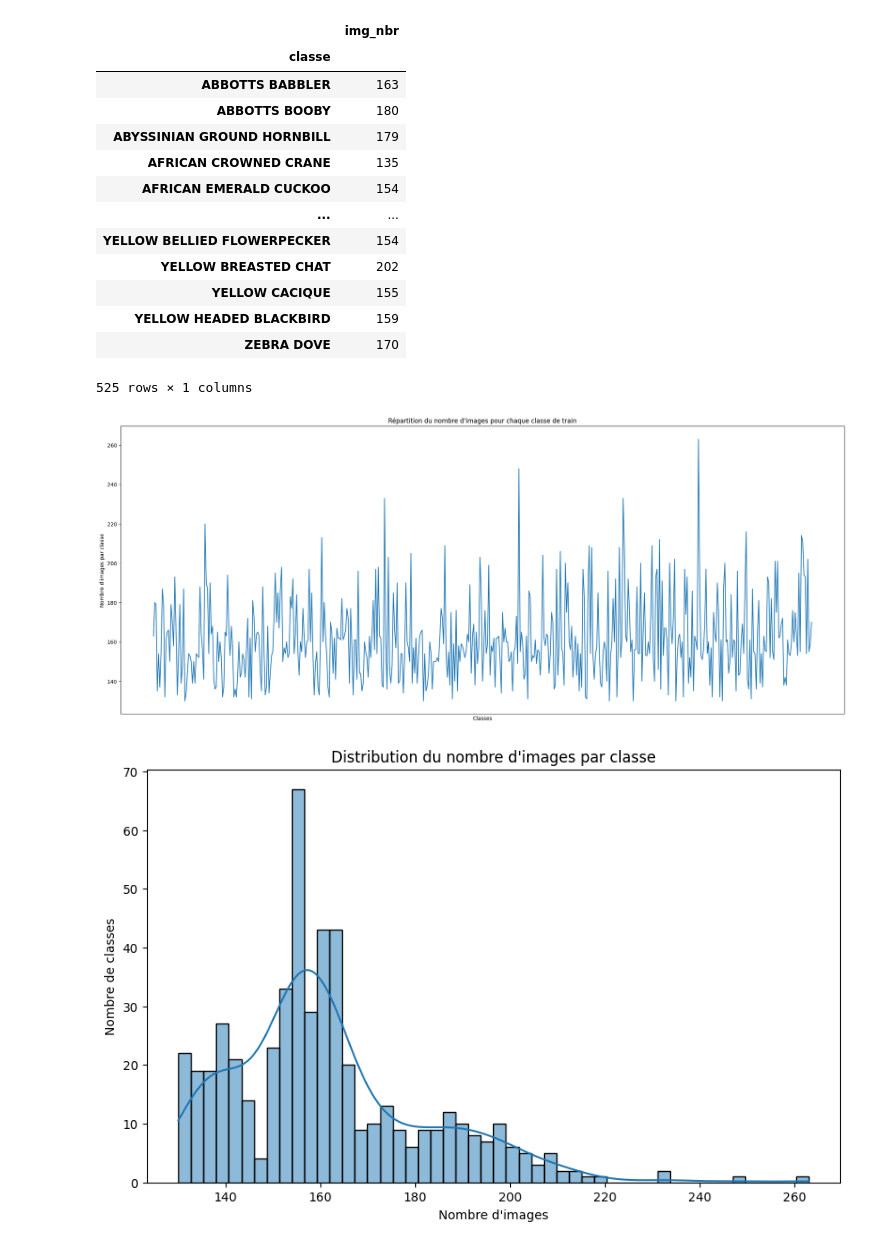
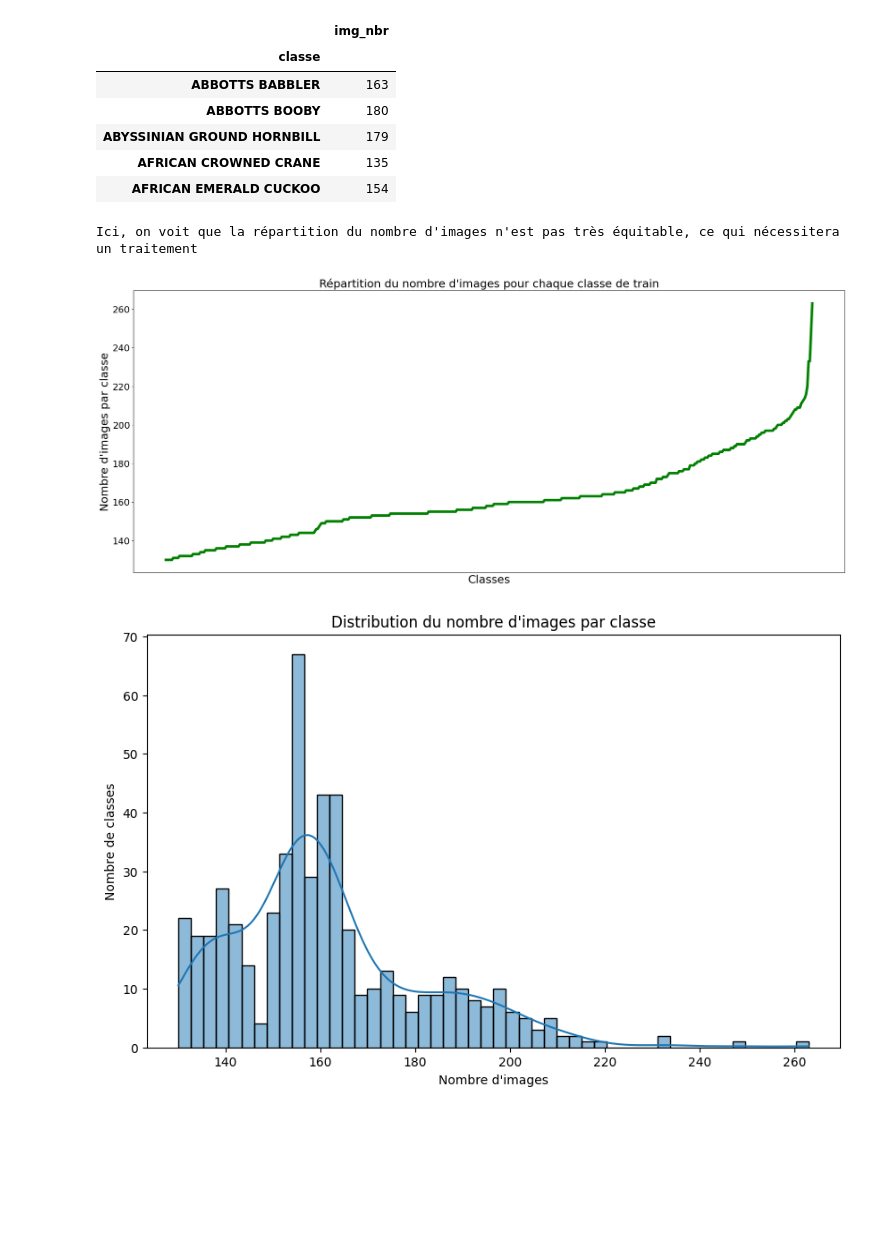
Before and after one commit to SheepDice/ProjectB, a Jupyter notebook: analyse_distribution.ipynb, the cells around one changed output. Cells and saved outputs as stored; diff of their text form; code cells hidden in the pictures; blank space fills up the shorter version.

```diff
--- a/analyse_distribution.ipynb
+++ b/analyse_distribution.ipynb
@@ -24,14 +23,11 @@ for folder in classes:
 # %%
 # on créé un DataFrame contenant ces deux listes
 
-dict = {'classe': [], 'img_nbr': []}
-
-for classe, nbr_images in zip(classes, images_count):
-    dict['classe'].append(classe)
-    dict['img_nbr'].append(nbr_images)
+dict = {'classe': classes, 'img_nbr': images_count}
 
 df = pd.DataFrame(dict)
-df.set_index("classe")
+df = df.set_index("classe")
+df.head()
 # %% [output]
 |  | img_nbr |
 | classe |  |
@@ -40,24 +36,22 @@ df.set_index("classe")
 | ABYSSINIAN GROUND HORNBILL | 179 |
 | AFRICAN CROWNED CRANE | 135 |
 | AFRICAN EMERALD CUCKOO | 154 |
-| ... | ... |
-| YELLOW BELLIED FLOWERPECKER | 154 |
-| YELLOW BREASTED CHAT | 202 |
-| YELLOW CACIQUE | 155 |
-| YELLOW HEADED BLACKBIRD | 159 |
-| ZEBRA DOVE | 170 |
-525 rows × 1 columns
 # %%
+# on affiche une courbe représentant le nombre d'images par classes
+
 plt.figure(figsize = (25,10))
-plt.plot(df.classe, df.img_nbr)
-plt.title("Répartition du nombre d'images pour chaque classe de train")
-plt.xlabel("Classes")
-plt.ylabel("Nombre d'images par classe")
-plt.xticks([]);
+df = df.sort_values(by = 'img_nbr')
+plt.plot(df.index, df.img_nbr, linewidth = 5, color = 'green')
+plt.title("Répartition du nombre d'images pour chaque classe de train", fontsize = 22)
+plt.xlabel("Classes", fontsize = 22)
+plt.ylabel("Nombre d'images par classe", fontsize = 22)
+plt.xticks([])
+plt.yticks(fontsize = 18);
 
-# ici, on voit que le nombre d'image par classes est en général compris entre 140 et 200
+print("Ici, on voit que la répartition du nombre d'images n'est pas très équitable, ce qui nécessitera un traitement \n \n")
 # %% [output]
+Ici, on voit que la répartition du nombre d'images n'est pas très équitable, ce qui nécessitera un traitement
-[figure, old version]
+[figure, new version]
 # %%
 plt.figure(figsize=(10, 6))
 sns.histplot(df['img_nbr'], bins=50, kde=True)
```
Also changed, not shown: parts of 3 cells of this notebook.
